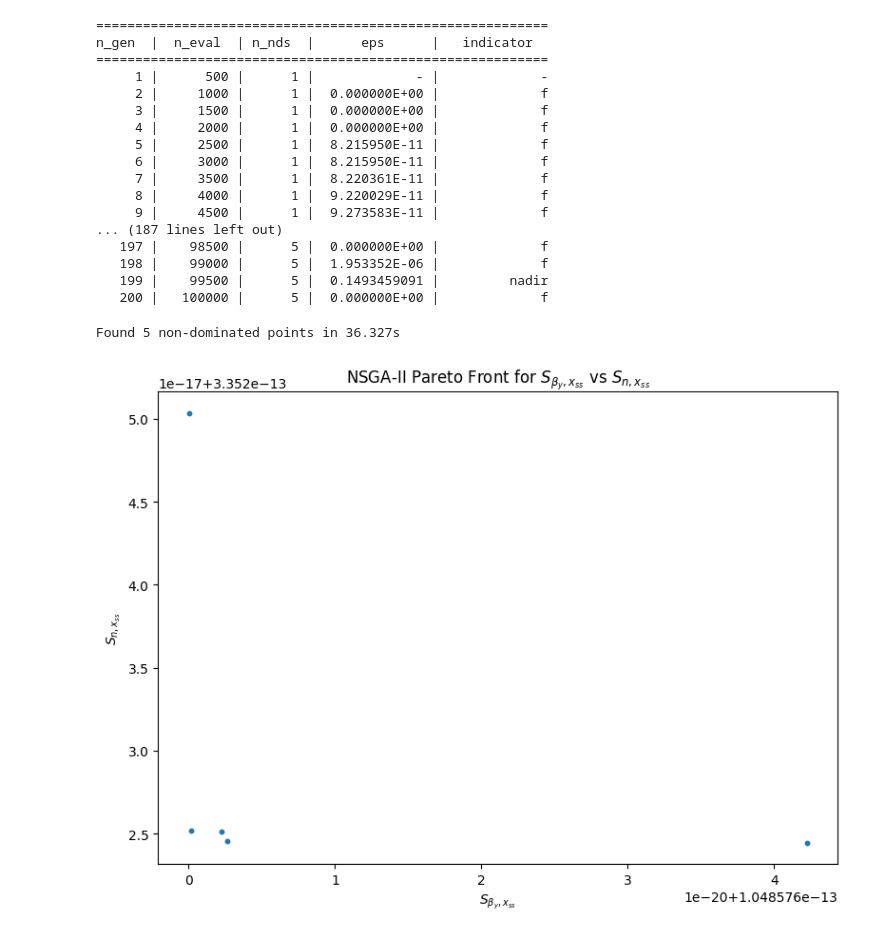
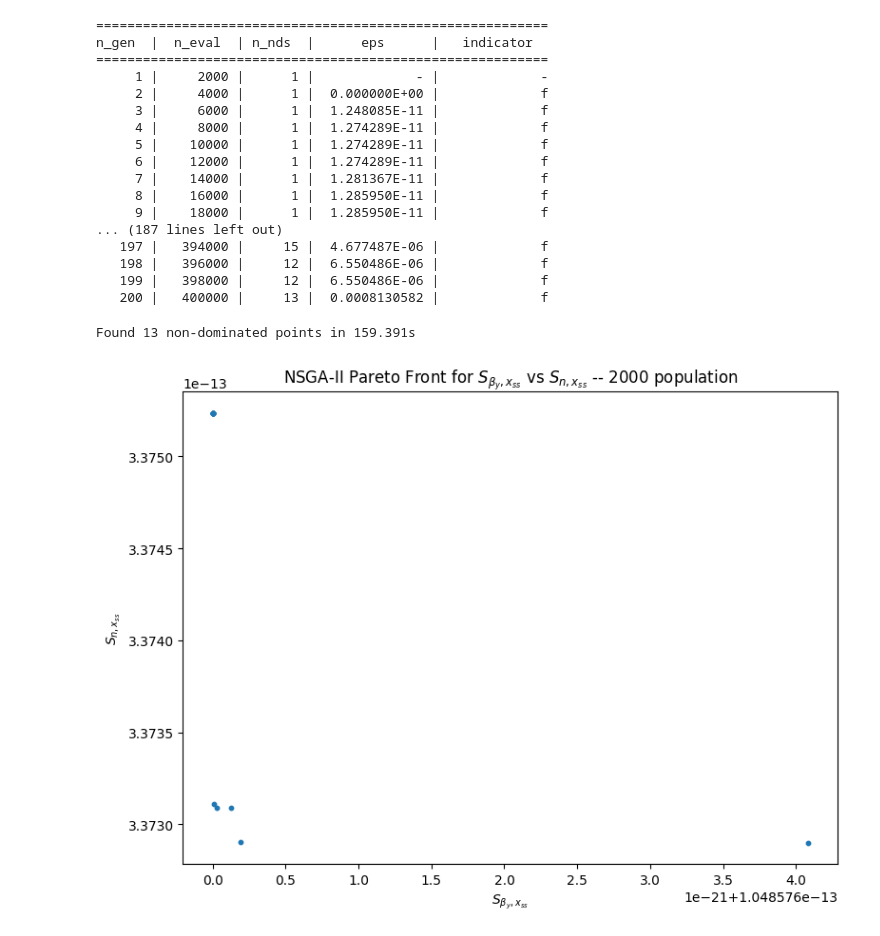
Before and after one commit to DangTranQL/SA, a Jupyter notebook: Genetic Algorithms for Multi-Objective Optimization/NSGA-II/Positive Negative Feedback/2v4.ipynb, the cells around one changed output. Cells and saved outputs as stored; diff of their text form; code cells hidden in the pictures.

```diff
--- a/Genetic Algorithms for Multi-Objective Optimization/NSGA-II/Positive Negative Feedback/2v4.ipynb
+++ b/Genetic Algorithms for Multi-Objective Optimization/NSGA-II/Positive Negative Feedback/2v4.ipynb
@@ -105,7 +105,7 @@ class Sensitivity(ElementwiseProblem):
             ]
 
 # Run the optimization
-algorithm = NSGA2(pop_size=500)  # Population size
+algorithm = NSGA2(pop_size=2000)  # Population size
 res = minimize(
     Sensitivity(),
     algorithm,
@@ -117,34 +117,34 @@ res = minimize(
 ==========================================================
 n_gen  |  n_eval  | n_nds  |      eps      |   indicator
 ==========================================================
-     1 |      500 |      1 |             - |             -
-     2 |     1000 |      1 |  0.000000E+00 |             f
-     3 |     1500 |      1 |  0.000000E+00 |             f
-     4 |     2000 |      1 |  0.000000E+00 |             f
-     5 |     2500 |      1 |  8.215950E-11 |             f
-     6 |     3000 |      1 |  8.215950E-11 |             f
-     7 |     3500 |      1 |  8.220361E-11 |             f
-     8 |     4000 |      1 |  9.220029E-11 |             f
-     9 |     4500 |      1 |  9.273583E-11 |             f
+     1 |     2000 |      1 |             - |             -
+     2 |     4000 |      1 |  0.000000E+00 |             f
+     3 |     6000 |      1 |  1.248085E-11 |             f
+     4 |     8000 |      1 |  1.274289E-11 |             f
+     5 |    10000 |      1 |  1.274289E-11 |             f
+     6 |    12000 |      1 |  1.274289E-11 |             f
+     7 |    14000 |      1 |  1.281367E-11 |             f
+     8 |    16000 |      1 |  1.285950E-11 |             f
+     9 |    18000 |      1 |  1.285950E-11 |             f
 ... (187 lines left out)
-   197 |    98500 |      5 |  0.000000E+00 |             f
-   198 |    99000 |      5 |  1.953352E-06 |             f
-   199 |    99500 |      5 |  0.1493459091 |         nadir
-   200 |   100000 |      5 |  0.000000E+00 |             f
+   197 |   394000 |     15 |  4.677487E-06 |             f
+   198 |   396000 |     12 |  6.550486E-06 |             f
+   199 |   398000 |     12 |  6.550486E-06 |             f
+   200 |   400000 |     13 |  0.0008130582 |             f
 # %%
 
 F = res.F  # Objective values (sensitivities)
 X = res.X  # Parameter values (beta_x, beta_y, n)
 print(f"Found {F.shape[0]} non-dominated points in {res.exec_time:.3f}s")
 
 # Plot the Pareto front
 plt.figure(figsize=(8, 6))
 plt.scatter(F[:, 0], F[:, 1], s=10)
 plt.xlabel(r'$S_{\beta_y,x_{ss}}$')  # Sensitivity of xss to beta_y
 plt.ylabel(r'$S_{n,x_{ss}}$')  # Sensitivity of xss to n
-plt.title(r'NSGA-II Pareto Front for $S_{\beta_y,x_{ss}}$ vs $S_{n,x_{ss}}$')
+plt.title(r'NSGA-II Pareto Front for $S_{\beta_y,x_{ss}}$ vs $S_{n,x_{ss}}$ -- 2000 population')
 plt.tight_layout()
 plt.show()
 # %% [output]
-Found 5 non-dominated points in 36.327s
+Found 13 non-dominated points in 159.391s
-[figure, old version]
+[figure, new version]
```
Also changed, not shown: parts of 1 cell of this notebook, 5 other files.
